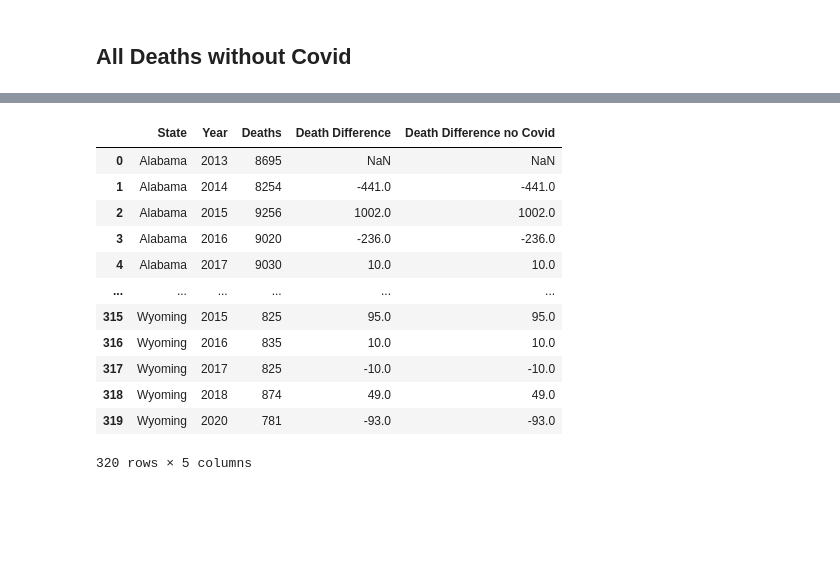
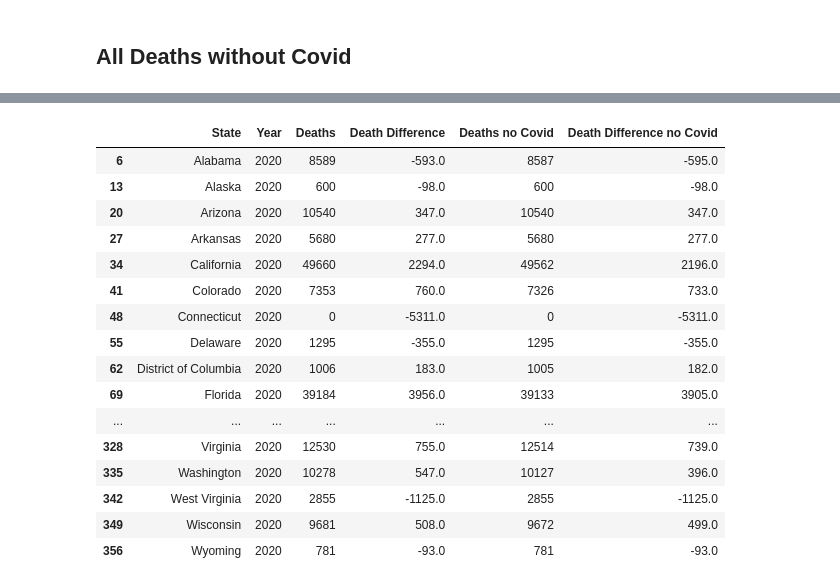
Before and after one commit to augarriza/module_one_project, a Jupyter notebook: cdc_mortality_df_analysis_and_plotting.ipynb, the cells around one changed output, grey strips where cells are left out. Saved outputs shown, nothing was run; the diff lists cells and outputs as text; code cells hidden in the pictures; blank space fills up the shorter version.

```diff
--- a/cdc_mortality_df_analysis_and_plotting.ipynb
+++ b/cdc_mortality_df_analysis_and_plotting.ipynb
@@ -92,18 +98,24 @@ df2.loc[(df2["Death Difference no Covid"]>0) & (df2["Year"]==2020)]
 | 335 | Washington | 2020 | 10127 | 396.0 |
 | 349 | Wisconsin | 2020 | 9672 | 499.0 |
 # %%
-df.merge(df2)
+merged_df = df.merge(df2)
-# %% [output]
-|  | State | Year | Deaths | Death Difference | Death Difference no Covid |
-| 0 | Alabama | 2013 | 8695 | NaN | NaN |
-| 1 | Alabama | 2014 | 8254 | -441.0 | -441.0 |
-| 2 | Alabama | 2015 | 9256 | 1002.0 | 1002.0 |
-| 3 | Alabama | 2016 | 9020 | -236.0 | -236.0 |
-| 4 | Alabama | 2017 | 9030 | 10.0 | 10.0 |
-| ... | ... | ... | ... | ... | ... |
-| 315 | Wyoming | 2015 | 825 | 95.0 | 95.0 |
-| 316 | Wyoming | 2016 | 835 | 10.0 | 10.0 |
-| 317 | Wyoming | 2017 | 825 | -10.0 | -10.0 |
-| 318 | Wyoming | 2018 | 874 | 49.0 | 49.0 |
-| 319 | Wyoming | 2020 | 781 | -93.0 | -93.0 |
-320 rows × 5 columns
+# %%
+merged_df.loc[df["Year"]==2020]
+# %% [output]
+|  | State | Year | Deaths | Death Difference | Deaths no Covid | Death Difference no Covid |
+| 6 | Alabama | 2020 | 8589 | -593.0 | 8587 | -595.0 |
+| 13 | Alaska | 2020 | 600 | -98.0 | 600 | -98.0 |
+| 20 | Arizona | 2020 | 10540 | 347.0 | 10540 | 347.0 |
+| 27 | Arkansas | 2020 | 5680 | 277.0 | 5680 | 277.0 |
+| 34 | California | 2020 | 49660 | 2294.0 | 49562 | 2196.0 |
+| 41 | Colorado | 2020 | 7353 | 760.0 | 7326 | 733.0 |
+| 48 | Connecticut | 2020 | 0 | -5311.0 | 0 | -5311.0 |
+| 55 | Delaware | 2020 | 1295 | -355.0 | 1295 | -355.0 |
+| 62 | District of Columbia | 2020 | 1006 | 183.0 | 1005 | 182.0 |
+| 69 | Florida | 2020 | 39184 | 3956.0 | 39133 | 3905.0 |
+| ... | ... | ... | ... | ... | ... | ... |
+| 328 | Virginia | 2020 | 12530 | 755.0 | 12514 | 739.0 |
+| 335 | Washington | 2020 | 10278 | 547.0 | 10127 | 396.0 |
+| 342 | West Virginia | 2020 | 2855 | -1125.0 | 2855 | -1125.0 |
+| 349 | Wisconsin | 2020 | 9681 | 508.0 | 9672 | 499.0 |
+| 356 | Wyoming | 2020 | 781 | -93.0 | 781 | -93.0 |
```
Also changed, not shown: parts of 7 cells of this notebook, 2 other files.
